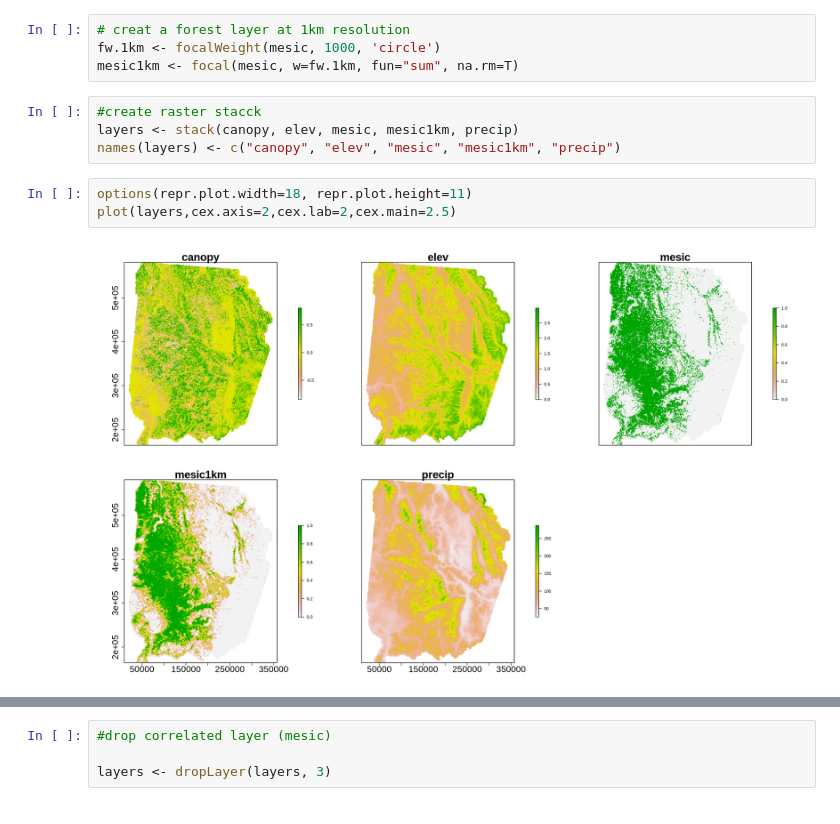
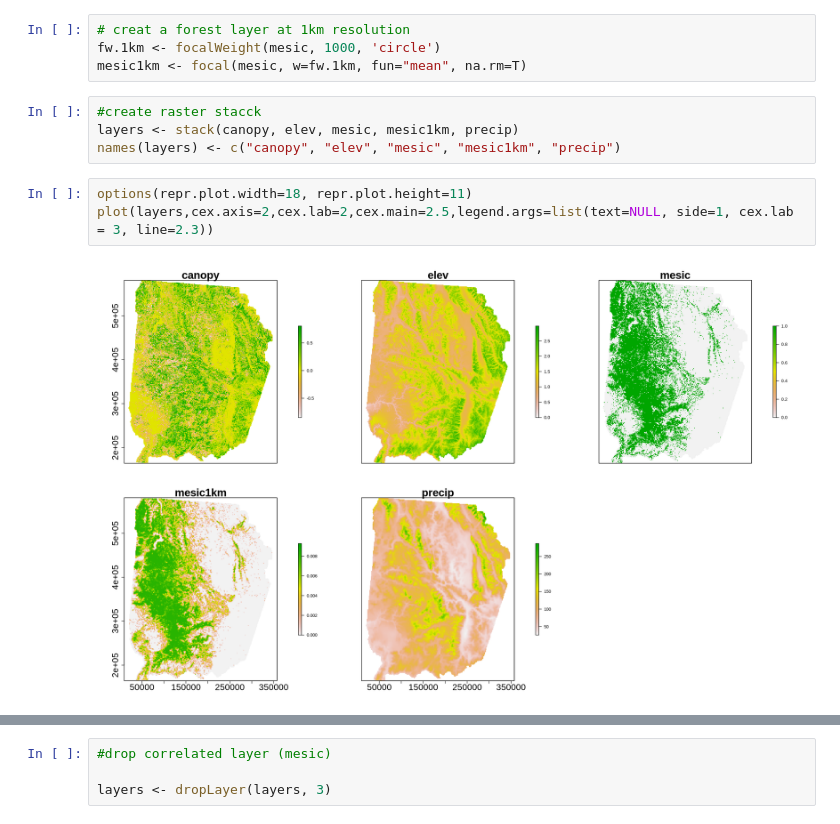
Before and after one commit to selvaje/SE_data, a Jupyter notebook: exercise/08_R_SDM_Vath.ipynb, the cells around one changed output, grey strips where cells are left out. Drawn from its saved outputs; the diff is of its cells as text.

```diff
--- a/exercise/08_R_SDM_Vath.ipynb
+++ b/exercise/08_R_SDM_Vath.ipynb
@@ -151,16 +155,16 @@ compareRaster(elev,precip, mesic)
 # %%
 # creat a forest layer at 1km resolution
 fw.1km <- focalWeight(mesic, 1000, 'circle')
-mesic1km <- focal(mesic, w=fw.1km, fun="sum", na.rm=T)
+mesic1km <- focal(mesic, w=fw.1km, fun="mean", na.rm=T)
 # %%
 #create raster stacck
 layers <- stack(canopy, elev, mesic, mesic1km, precip)
 names(layers) <- c("canopy", "elev", "mesic", "mesic1km", "precip")
 # %%
 options(repr.plot.width=18, repr.plot.height=11)
-plot(layers,cex.axis=2,cex.lab=2,cex.main=2.5)
+plot(layers,cex.axis=2,cex.lab=2,cex.main=2.5,legend.args=list(text=NULL, side=1, cex.lab = 3, line=2.3))
 # %% [output]
-[figure, old version]
+[figure, new version]
 # %%
 options(repr.plot.width=18, repr.plot.height=16)
 pairs(layers,maxpixels=1000,cex=0.5)
```
Also changed, not shown: parts of 6 cells of this notebook, 1 other file.
